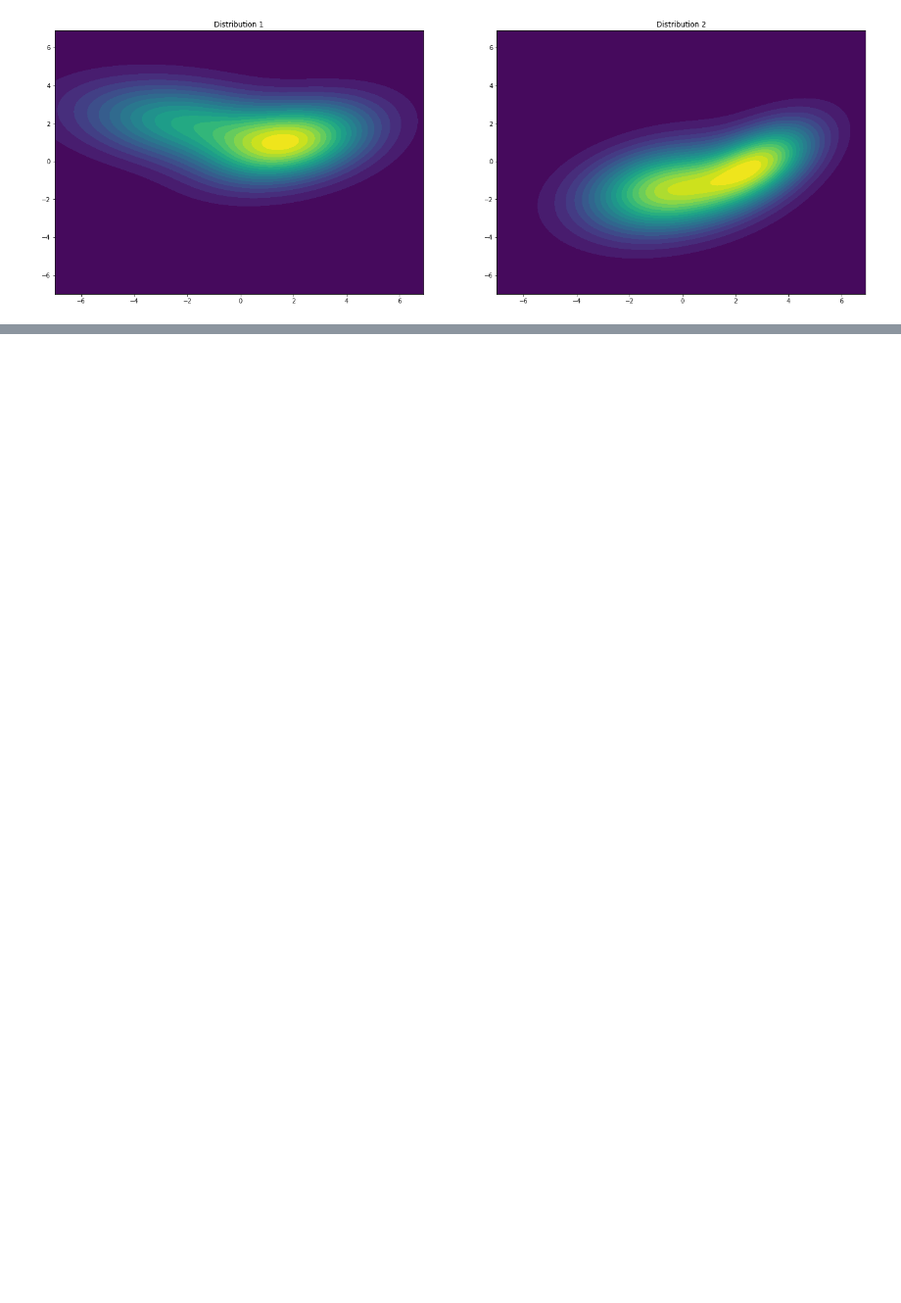
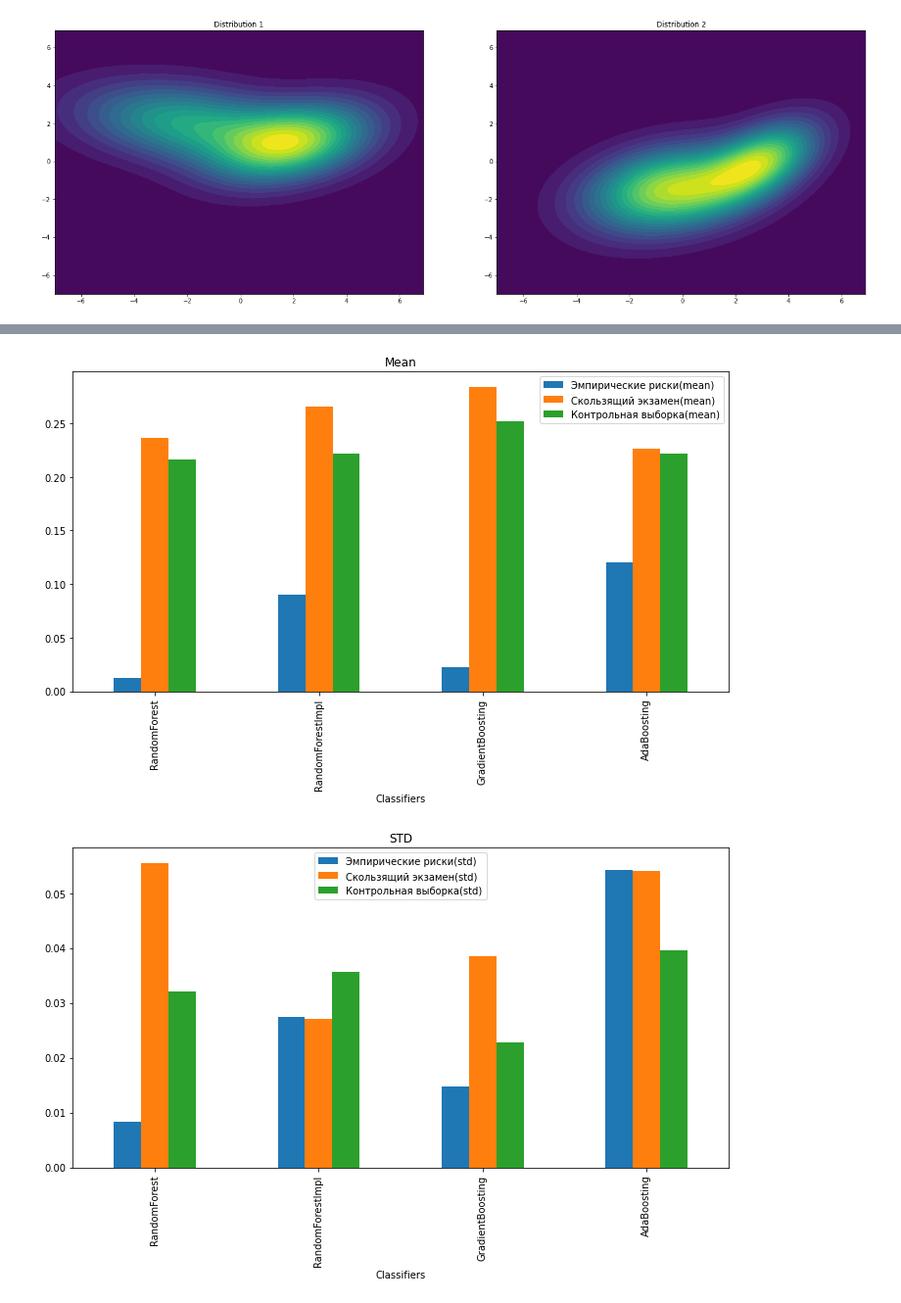
Before and after one commit to pishchev/RGR, a Jupyter notebook: RGR.ipynb, the cells around one changed output, grey strips where cells are left out. Shown: that part at 98% size. Drawn from its saved outputs; the diff is of its cells as text; code cells hidden in the pictures; blank space fills up the shorter version.

```diff
--- a/RGR.ipynb
+++ b/RGR.ipynb
@@ -374,0 +218,7 @@ Cтандартные  отклонения
+# %%
+models = np.array([["RandomForest", RandomForestClassifier(n_estimators=20, max_depth=25)],
+                   ["RandomForestImpl", RandomForestClassifierImpl(n_estimators=10, max_depth=10)],
+                   ["GradientBoosting", GradientBoostingClassifier(n_estimators=10, max_depth=5)],
+                   ["AdaBoosting", AdaBoostClassifier(n_estimators=10)]])
+for model in models:
+    model_test(model)
@@ -374,0 +254,17 @@ Cтандартные  отклонения
+# %%
+means = pd.DataFrame()
+means['Classifiers'] = models[:, 0]
+means['Эмпирические риски(mean)'] = empiric_mean.values[0]
+means['Скользящий экзамен(mean)'] = cross_val_mean.values[0]
+means['Контрольная выборка(mean)'] = control_mean.values[0]
+means.plot('Classifiers', kind = 'bar', figsize=(12,6), title='Mean');
+
+stds = pd.DataFrame()
+stds['Classifiers'] = models[:, 0]
+stds['Эмпирические риски(std)'] = empiric_std.values[0]
+stds['Скользящий экзамен(std)'] = cross_val_std.values[0]
+stds['Контрольная выборка(std)'] = control_std.values[0]
+stds.plot('Classifiers', kind = 'bar', figsize=(12,6), title='STD');
+# %% [output]
+[figure, added]
+[figure, added]
```
Also changed, not shown: parts of 33 cells of this notebook, 2 other files.
